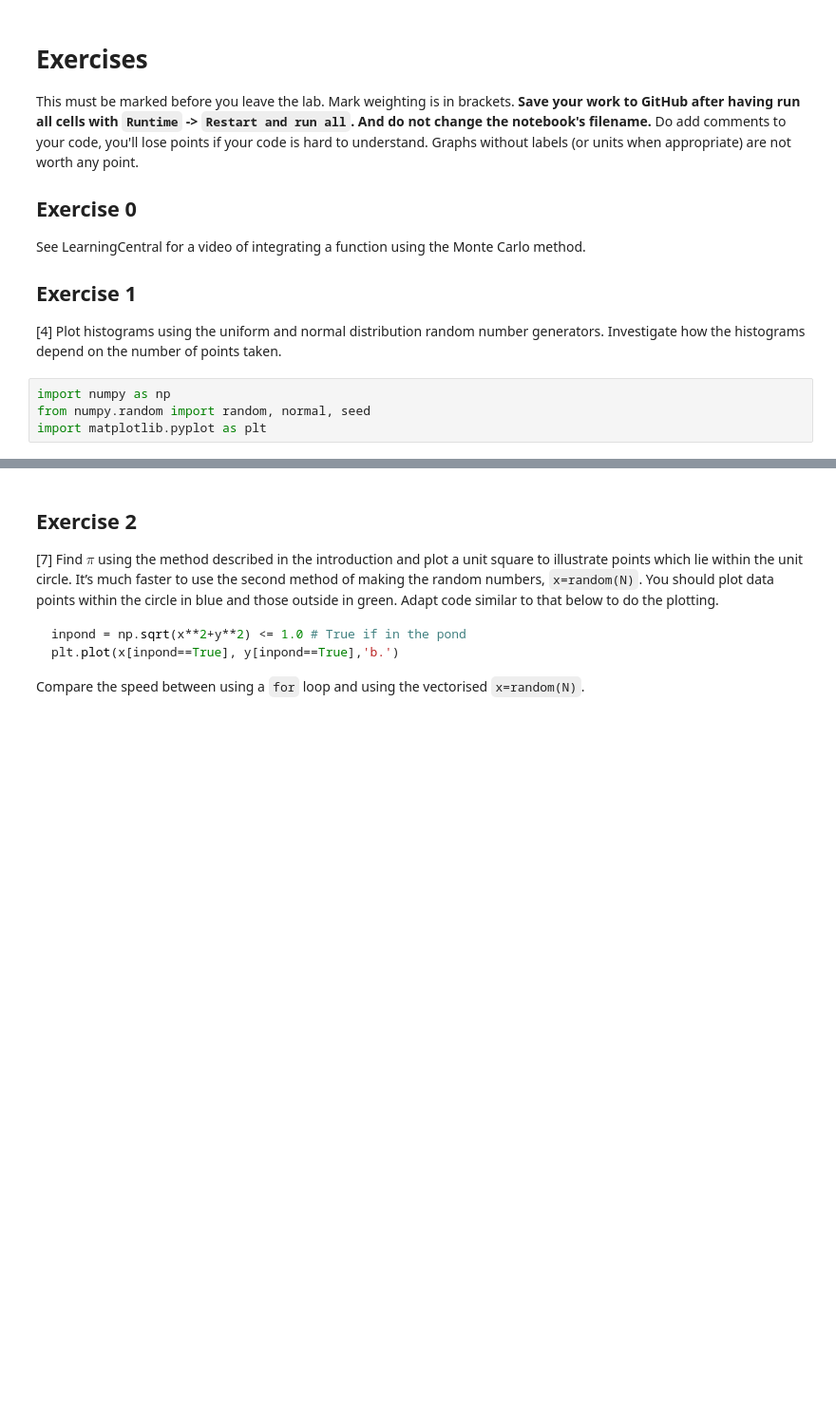
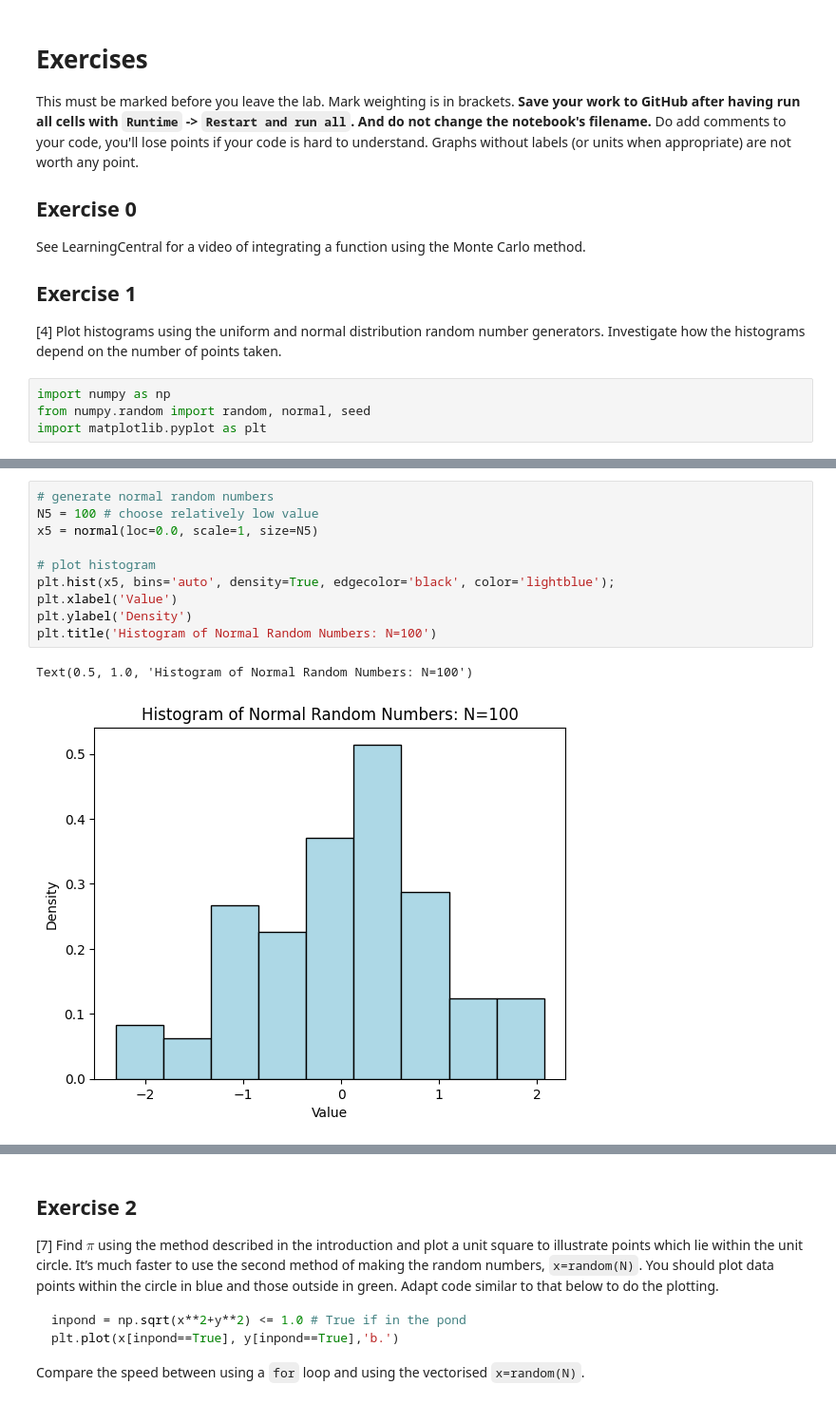
Before and after one commit to PX2145-2025/week-6-b-Morgan-Howard-Reuben, a Jupyter notebook: Monte_Carlo.ipynb, the cells around one changed output, grey strips where cells are left out. Shown at 95% size. Saved outputs shown, nothing was run; the diff lists cells and outputs as text; blank space fills up the shorter version.

```diff
--- a/Monte_Carlo.ipynb
+++ b/Monte_Carlo.ipynb
@@ -218,0 +247,13 @@ For a higher value of N (number of points), the historam is more uniform
+# %%
+# generate normal random numbers
+N5 = 100 # choose relatively low value
+x5 = normal(loc=0.0, scale=1, size=N5)
+
+# plot histogram
+plt.hist(x5, bins='auto', density=True, edgecolor='black', color='lightblue');
+plt.xlabel('Value')
+plt.ylabel('Density')
+plt.title('Histogram of Normal Random Numbers: N=100')
+# %% [output]
+Text(0.5, 1.0, 'Histogram of Normal Random Numbers: N=100')
+[figure, added]
```
Also changed, not shown: parts of 9 cells of this notebook.
